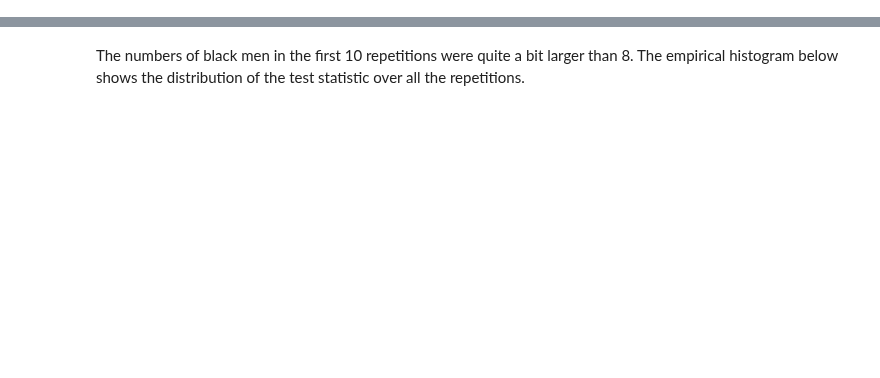
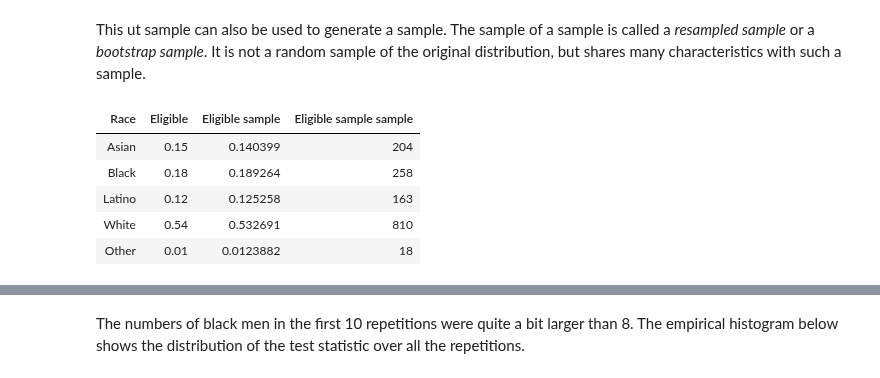
Before and after one commit to data-8/textbook, a Jupyter notebook: notebooks/Testing.ipynb, the cells around one changed output, grey strips where cells are left out. Saved outputs shown, nothing was run; the diff lists cells and outputs as text; code cells hidden in the pictures; blank space fills up the shorter version.

```diff
--- a/notebooks/Testing.ipynb
+++ b/notebooks/Testing.ipynb
@@ -6,0 +23,9 @@ plots.style.use('fivethirtyeight')
+# %%
+population = Table(["Race", "Eligible"]).with_rows([
+    ["Asian",  0.15],
+    ["Black",  0.18],
+    ["Latino", 0.12],
+    ["White",  0.54],
+    ["Other",  0.01],
+    ])
+population
@@ -6,0 +74,11 @@ plots.style.use('fivethirtyeight')
+# %% [markdown]
+This ut sample can also be used to generate a sample. The sample of a sample is called a *resampled sample* or a *bootstrap sample*. It is not a random sample of the original distribution, but shares many characteristics with such a sample.
+# %%
+sample.sample_from_distribution('Eligible sample', sample_size)
+# %% [output]
+| Race | Eligible | Eligible sample | Eligible sample sample |
+| Asian | 0.15 | 0.140399 | 204 |
+| Black | 0.18 | 0.189264 | 258 |
+| Latino | 0.12 | 0.125258 | 163 |
+| White | 0.54 | 0.532691 | 810 |
+| Other | 0.01 | 0.0123882 | 18 |
```
Also changed, not shown: parts of 28 cells of this notebook, 1 other file.
